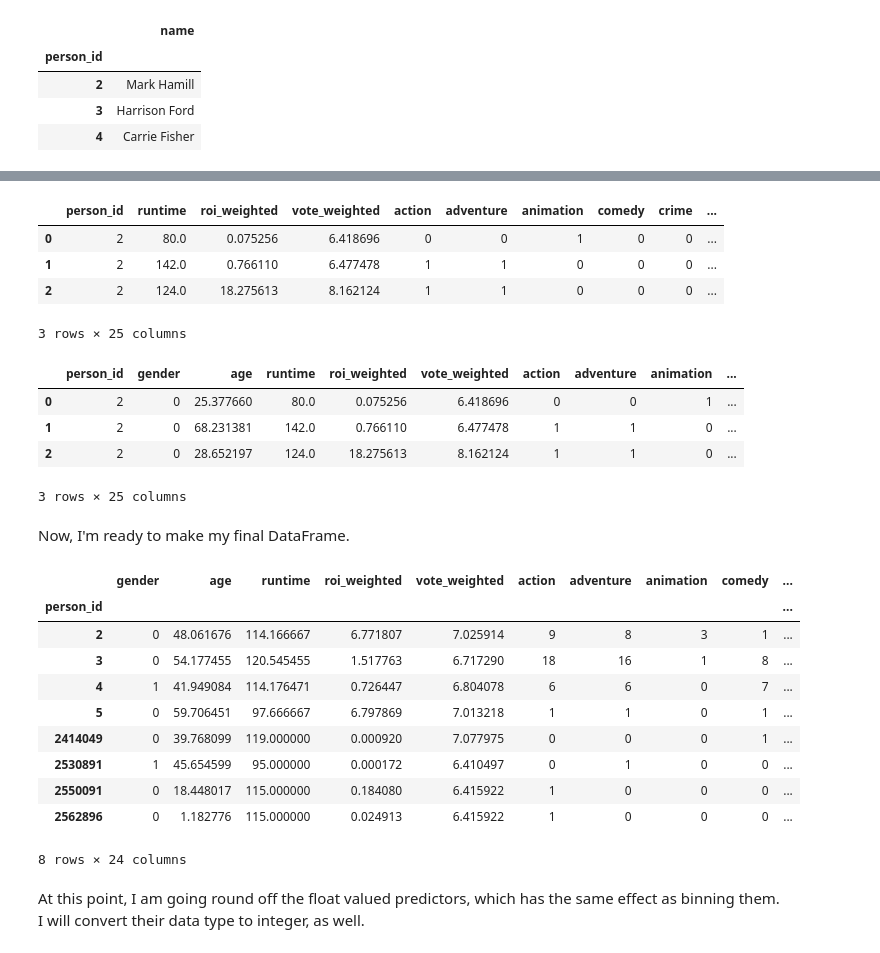
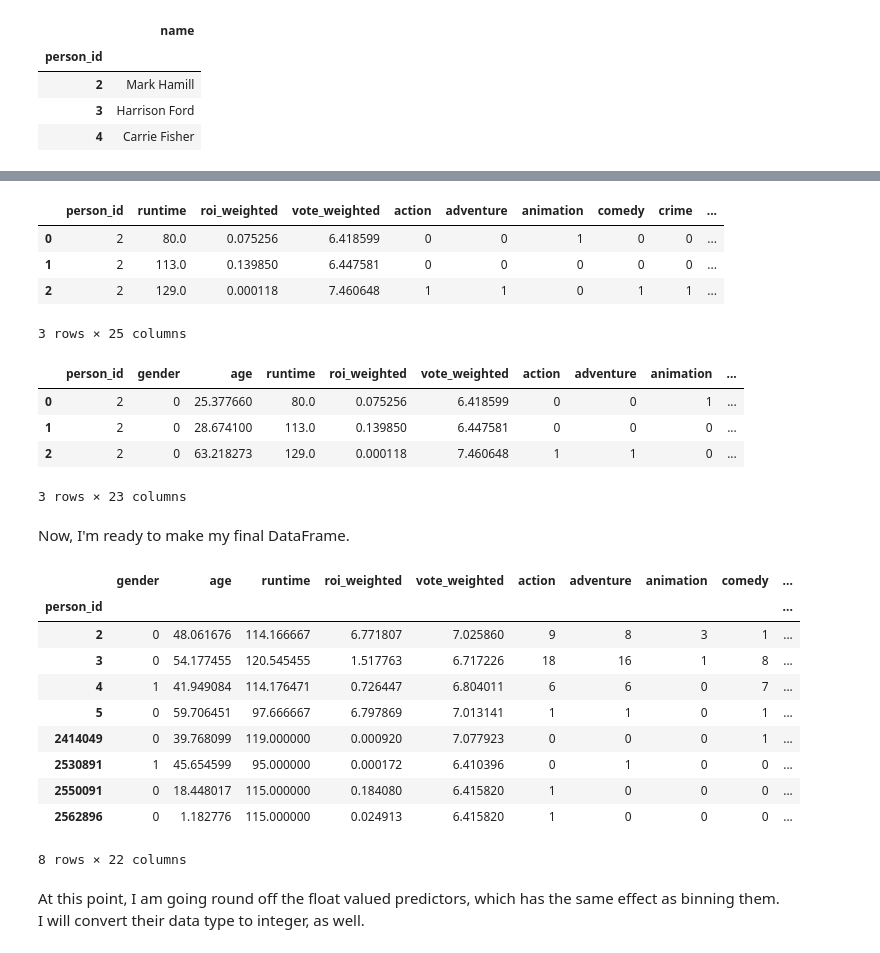
Before and after one commit to christianspybrook/springboard, a Jupyter notebook: capstones/capstone1/capstone1_wrangler.ipynb, the cells around one changed output, grey strips where cells are left out. Saved outputs shown, nothing was run; the diff lists cells and outputs as text; code cells hidden in the pictures.

```diff
--- a/capstones/capstone1/capstone1_wrangler.ipynb
+++ b/capstones/capstone1/capstone1_wrangler.ipynb
@@ -1014,3 +1016,5 @@ Index(['budget', 'genres', 'movie_id', 'release_date', 'revenue', 'runtime',
+# %%
+movie_df.drop(index=movie_df[(movie_df['documentary'] > 0) | (movie_df['tv_movie'] > 0)].index, inplace=True)
 # %% [markdown]
 > **CAST**
 # %%
@@ -1127,7 +1131,6 @@ Index(['budget', 'genres', 'movie_id', 'release_date', 'revenue', 'runtime',
       dtype='object')
 # %%
 # drop columns not needed
-cast_members_df.drop(['budget', 'genres', 'revenue', 'title', 'vote_average', 'vote_count', 'cast'],
-                     axis=1, inplace=True)
+cast_members_df.drop(['budget', 'genres', 'revenue', 'vote_average', 'vote_count', 'cast'], axis=1, inplace=True)
 cast_members_df.iloc[np.r_[0:2, -2:0]]
 # %% [output]
@@ -1537,0 +1540,6 @@ As these people appear in the films, I will include these observations.
+# %%
+actor_df.drop(index=actor_df[actor_df['age'] > 101][['name', 'age']].index, inplace=True)
+# %%
+# reset the index
+actor_df.reset_index(drop=True, inplace=True)
+actor_df.iloc[np.r_[0:2, -2:0]]
@@ -1557,26 +1582,25 @@ names_df.head(3)
 # %%
 # drop columns not needed
-actor_df.drop(['movie_id', 'release_date', 'birthday', 'name'], axis=1, inplace=True)
+actor_df.drop(['movie_id', 'release_date', 'title', 'birthday', 'name'], axis=1, inplace=True)
 actor_df.head(3)
 # %% [output]
 |  | person_id | runtime | roi_weighted | vote_weighted | action | adventure | animation | comedy | crime | ... |
-| 0 | 2 | 80.0 | 0.075256 | 6.418696 | 0 | 0 | 1 | 0 | 0 | ... |
-| 1 | 2 | 142.0 | 0.766110 | 6.477478 | 1 | 1 | 0 | 0 | 0 | ... |
-| 2 | 2 | 124.0 | 18.275613 | 8.162124 | 1 | 1 | 0 | 0 | 0 | ... |
+| 0 | 2 | 80.0 | 0.075256 | 6.418599 | 0 | 0 | 1 | 0 | 0 | ... |
+| 1 | 2 | 113.0 | 0.139850 | 6.447581 | 0 | 0 | 0 | 0 | 0 | ... |
+| 2 | 2 | 129.0 | 0.000118 | 7.460648 | 1 | 1 | 0 | 1 | 1 | ... |
 3 rows × 25 columns
 # %%
 # reorder column names to put genres at end
 actor_df = actor_df[['person_id', 'gender', 'age', 'runtime', 'roi_weighted', 'vote_weighted', 'action',
-                     'adventure', 'animation', 'comedy', 'crime', 'documentary', 'drama', 'family', 'fantasy',
-                     'history', 'horror', 'music', 'mystery', 'romance', 'science_fiction', 'tv_movie', 'thriller',
-                     'war', 'western']]
+                     'adventure', 'animation', 'comedy', 'crime', 'drama', 'family', 'fantasy', 'history',
+                     'horror', 'music', 'mystery', 'romance', 'science_fiction', 'thriller', 'war', 'western']]
 actor_df.head(3)
 # %% [output]
 |  | person_id | gender | age | runtime | roi_weighted | vote_weighted | action | adventure | animation | ... |
-| 0 | 2 | 0 | 25.377660 | 80.0 | 0.075256 | 6.418696 | 0 | 0 | 1 | ... |
-| 1 | 2 | 0 | 68.231381 | 142.0 | 0.766110 | 6.477478 | 1 | 1 | 0 | ... |
-| 2 | 2 | 0 | 28.652197 | 124.0 | 18.275613 | 8.162124 | 1 | 1 | 0 | ... |
+| 0 | 2 | 0 | 25.377660 | 80.0 | 0.075256 | 6.418599 | 0 | 0 | 1 | ... |
+| 1 | 2 | 0 | 28.674100 | 113.0 | 0.139850 | 6.447581 | 0 | 0 | 0 | ... |
+| 2 | 2 | 0 | 63.218273 | 129.0 | 0.000118 | 7.460648 | 1 | 1 | 0 | ... |
-3 rows × 25 columns
+3 rows × 23 columns
 # %% [markdown]
 Now, I'm ready to make my final DataFrame.
 # %%
@@ -1584,23 +1608,23 @@ Now, I'm ready to make my final DataFrame.
 df = actor_df.groupby('person_id').agg({'gender': np.mean, 'age': np.mean, 'runtime': np.mean,
                                         'roi_weighted': np.mean, 'vote_weighted': np.mean, 'action': np.sum,
                                         'adventure': np.sum, 'animation': np.sum, 'comedy': np.sum,
-                                        'crime': np.sum, 'documentary': np.sum, 'drama': np.sum, 'family': np.sum,
-                                        'fantasy': np.sum, 'history': np.sum, 'horror': np.sum, 'music': np.sum,
-                                        'mystery': np.sum, 'romance': np.sum, 'science_fiction': np.sum,
-                                        'tv_movie': np.sum, 'thriller': np.sum, 'war': np.sum, 'western': np.sum})
+                                        'crime': np.sum, 'drama': np.sum, 'family': np.sum, 'fantasy': np.sum,
+                                        'history': np.sum, 'horror': np.sum, 'music': np.sum, 'mystery': np.sum,
+                                        'romance': np.sum, 'science_fiction': np.sum, 'thriller': np.sum,
+                                        'war': np.sum, 'western': np.sum})
 df.iloc[np.r_[0:4, -4:0]]
 # %% [output]
 |  | gender | age | runtime | roi_weighted | vote_weighted | action | adventure | animation | comedy | ... |
 | person_id |  |  |  |  |  |  |  |  |  | ... |
-| 2 | 0 | 48.061676 | 114.166667 | 6.771807 | 7.025914 | 9 | 8 | 3 | 1 | ... |
-| 3 | 0 | 54.177455 | 120.545455 | 1.517763 | 6.717290 | 18 | 16 | 1 | 8 | ... |
-| 4 | 1 | 41.949084 | 114.176471 | 0.726447 | 6.804078 | 6 | 6 | 0 | 7 | ... |
-| 5 | 0 | 59.706451 | 97.666667 | 6.797869 | 7.013218 | 1 | 1 | 0 | 1 | ... |
-| 2414049 | 0 | 39.768099 | 119.000000 | 0.000920 | 7.077975 | 0 | 0 | 0 | 1 | ... |
-| 2530891 | 1 | 45.654599 | 95.000000 | 0.000172 | 6.410497 | 0 | 1 | 0 | 0 | ... |
-| 2550091 | 0 | 18.448017 | 115.000000 | 0.184080 | 6.415922 | 1 | 0 | 0 | 0 | ... |
-| 2562896 | 0 | 1.182776 | 115.000000 | 0.024913 | 6.415922 | 1 | 0 | 0 | 0 | ... |
+| 2 | 0 | 48.061676 | 114.166667 | 6.771807 | 7.025860 | 9 | 8 | 3 | 1 | ... |
+| 3 | 0 | 54.177455 | 120.545455 | 1.517763 | 6.717226 | 18 | 16 | 1 | 8 | ... |
+| 4 | 1 | 41.949084 | 114.176471 | 0.726447 | 6.804011 | 6 | 6 | 0 | 7 | ... |
+| 5 | 0 | 59.706451 | 97.666667 | 6.797869 | 7.013141 | 1 | 1 | 0 | 1 | ... |
+| 2414049 | 0 | 39.768099 | 119.000000 | 0.000920 | 7.077923 | 0 | 0 | 0 | 1 | ... |
+| 2530891 | 1 | 45.654599 | 95.000000 | 0.000172 | 6.410396 | 0 | 1 | 0 | 0 | ... |
+| 2550091 | 0 | 18.448017 | 115.000000 | 0.184080 | 6.415820 | 1 | 0 | 0 | 0 | ... |
+| 2562896 | 0 | 1.182776 | 115.000000 | 0.024913 | 6.415820 | 1 | 0 | 0 | 0 | ... |
-8 rows × 24 columns
+8 rows × 22 columns
 # %% [markdown]
 At this point, I am going round off the float valued predictors, which has the same effect as binning them.<br>
 I will convert their data type to integer, as well.
```
Also changed, not shown: parts of 56 cells of this notebook.
